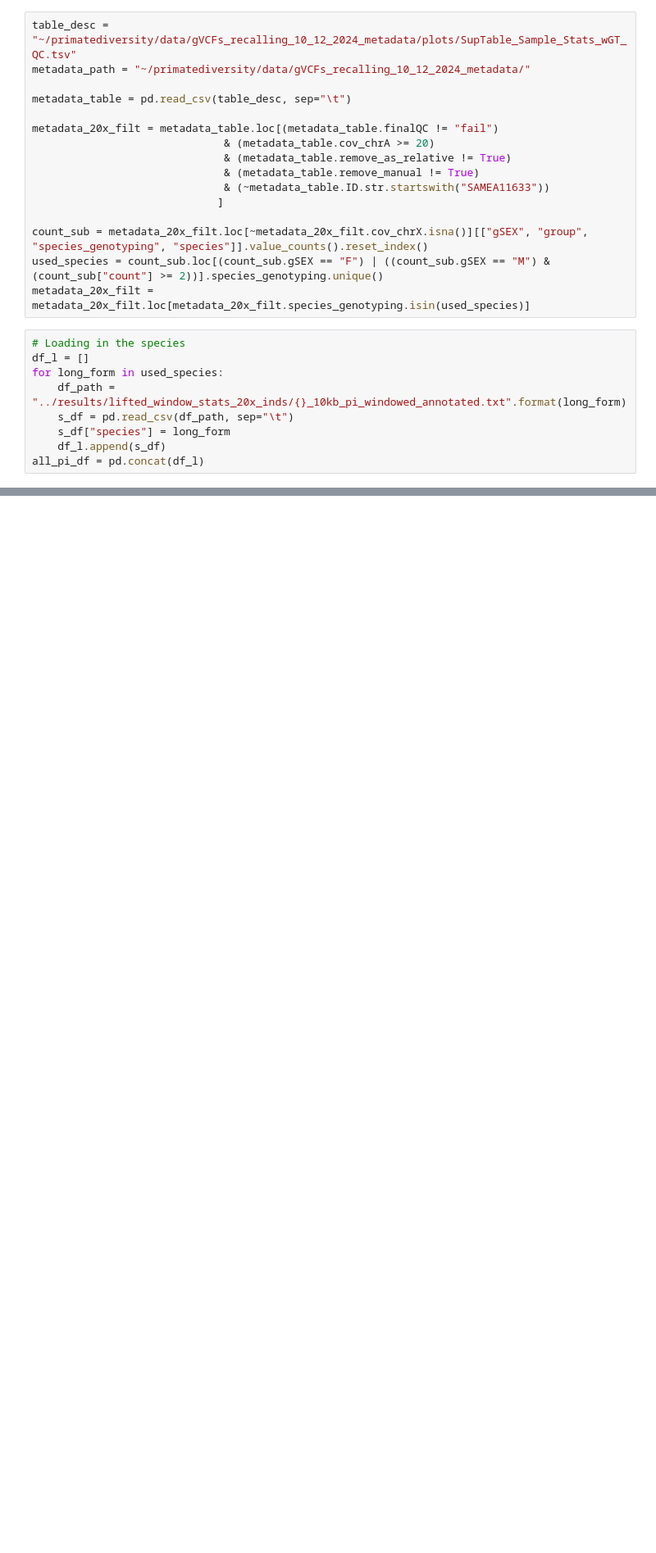
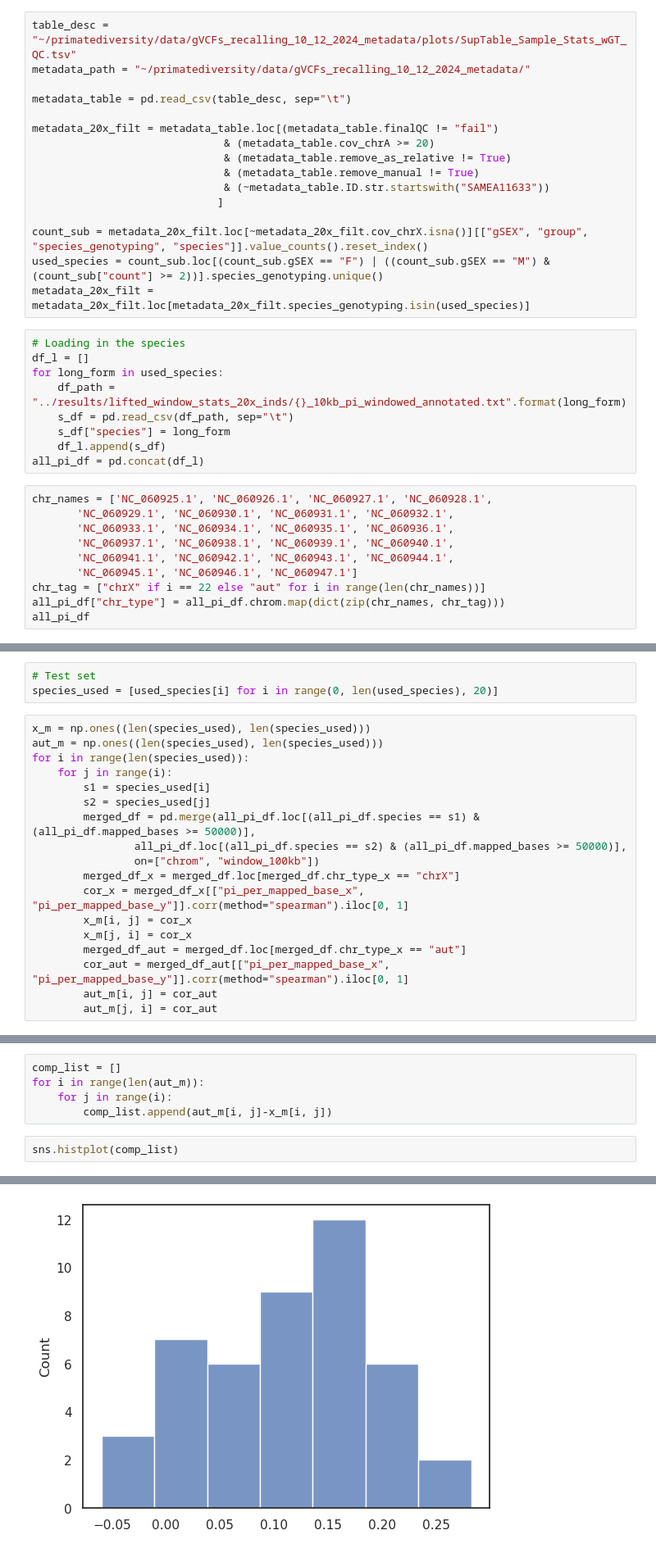
Before and after one commit to erikfogh/selection_primates, a Jupyter notebook: notebooks/main_human03_chromosome_correlations.ipynb, the cells around one changed output, grey strips where cells are left out. Shown at 82% size. Saved outputs shown, nothing was run; the diff lists cells and outputs as text; blank space fills up the shorter version.

```diff
--- a/notebooks/main_human03_chromosome_correlations.ipynb
+++ b/notebooks/main_human03_chromosome_correlations.ipynb
@@ -28,3 +28,13 @@ for long_form in used_species:
     s_df["species"] = long_form
     df_l.append(s_df)
 all_pi_df = pd.concat(df_l)
+# %%
+chr_names = ['NC_060925.1', 'NC_060926.1', 'NC_060927.1', 'NC_060928.1',
+       'NC_060929.1', 'NC_060930.1', 'NC_060931.1', 'NC_060932.1',
+       'NC_060933.1', 'NC_060934.1', 'NC_060935.1', 'NC_060936.1',
+       'NC_060937.1', 'NC_060938.1', 'NC_060939.1', 'NC_060940.1',
+       'NC_060941.1', 'NC_060942.1', 'NC_060943.1', 'NC_060944.1',
+       'NC_060945.1', 'NC_060946.1', 'NC_060947.1']
+chr_tag = ["chrX" if i == 22 else "aut" for i in range(len(chr_names))]
+all_pi_df["chr_type"] = all_pi_df.chrom.map(dict(zip(chr_names, chr_tag)))
+all_pi_df
@@ -30,0 +55,21 @@ all_pi_df = pd.concat(df_l)
+# %%
+# Test set
+species_used = [used_species[i] for i in range(0, len(used_species), 20)]
+# %%
+x_m = np.ones((len(species_used), len(species_used)))
+aut_m = np.ones((len(species_used), len(species_used)))
+for i in range(len(species_used)):
+    for j in range(i):
+        s1 = species_used[i]
+        s2 = species_used[j]
+        merged_df = pd.merge(all_pi_df.loc[(all_pi_df.species == s1) & (all_pi_df.mapped_bases >= 50000)],
+                all_pi_df.loc[(all_pi_df.species == s2) & (all_pi_df.mapped_bases >= 50000)],
+                on=["chrom", "window_100kb"])
+        merged_df_x = merged_df.loc[merged_df.chr_type_x == "chrX"]
+        cor_x = merged_df_x[["pi_per_mapped_base_x", "pi_per_mapped_base_y"]].corr(method="spearman").iloc[0, 1]
+        x_m[i, j] = cor_x
+        x_m[j, i] = cor_x
+        merged_df_aut = merged_df.loc[merged_df.chr_type_x == "aut"]
+        cor_aut = merged_df_aut[["pi_per_mapped_base_x", "pi_per_mapped_base_y"]].corr(method="spearman").iloc[0, 1]
+        aut_m[i, j] = cor_aut
+        aut_m[j, i] = cor_aut
@@ -30,0 +92,8 @@ all_pi_df = pd.concat(df_l)
+# %%
+comp_list = []
+for i in range(len(aut_m)):
+    for j in range(i):
+        comp_list.append(aut_m[i, j]-x_m[i, j])
+# %%
+sns.histplot(comp_list)
+# %% [output]
@@ -30,0 +101 @@ all_pi_df = pd.concat(df_l)
+[figure, added]
```
Also changed, not shown: parts of 49 cells of this notebook, 33 other files.
